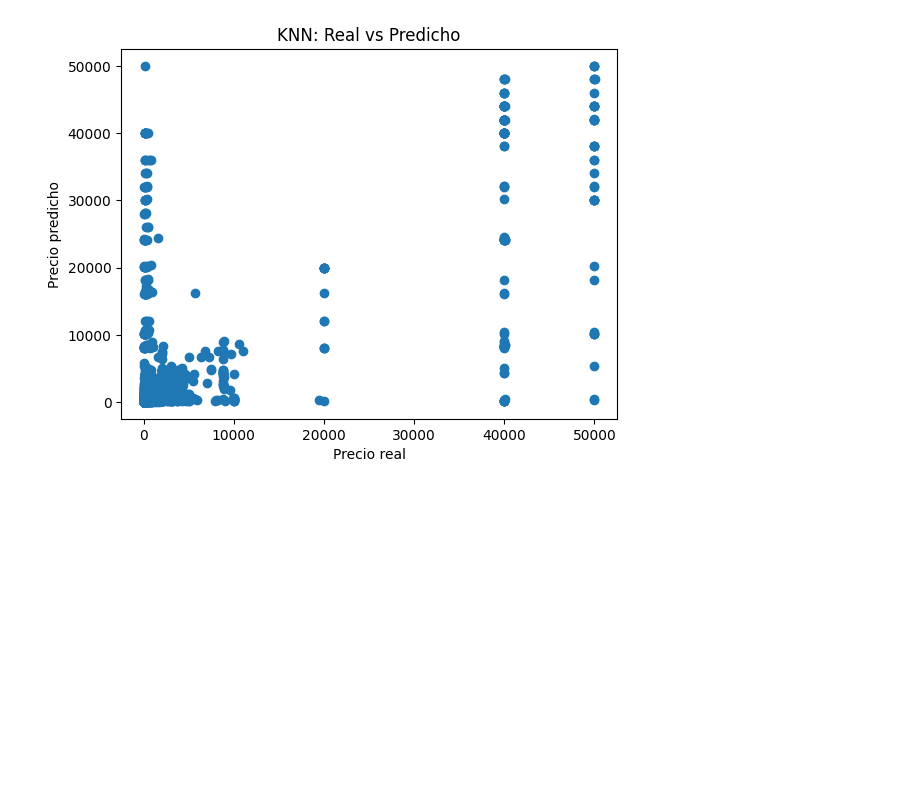
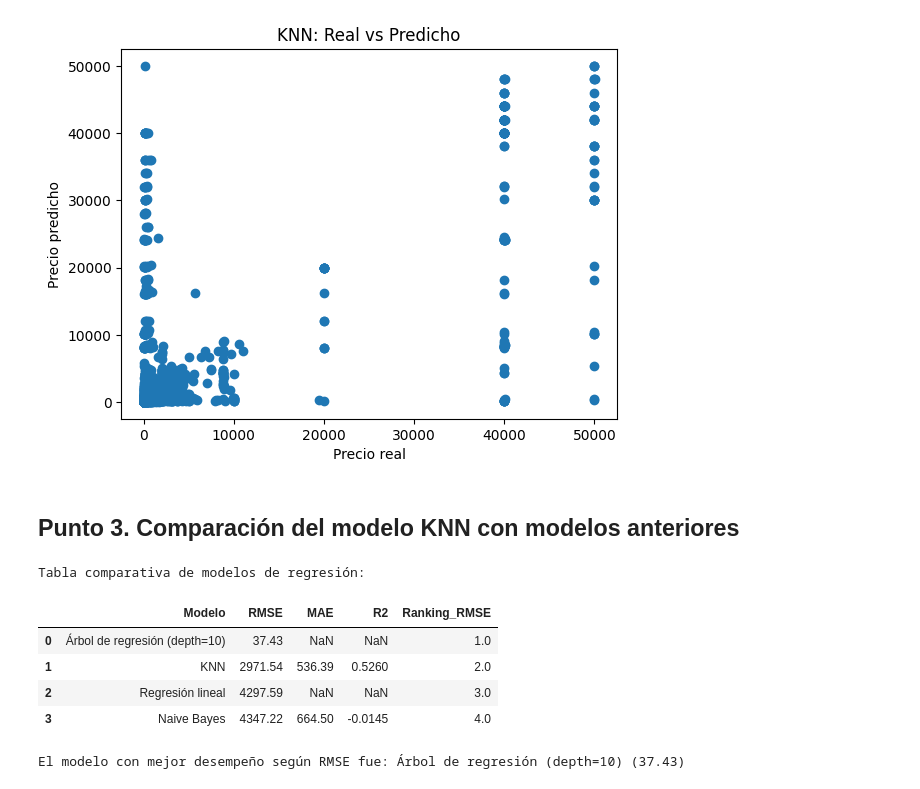
Before and after one commit to Ninaswiftie09/Mineria-de-Datos, a Jupyter notebook: lab6_knn_regresion.ipynb, the cells around one changed output. Cells and saved outputs as stored; diff of their text form; code cells hidden in the pictures; blank space fills up the shorter version.

```diff
--- a/lab6_knn_regresion.ipynb
+++ b/lab6_knn_regresion.ipynb
@@ -165,3 +165,52 @@ plt.title("KNN: Real vs Predicho")
 plt.show()
 # %% [output]
 [figure]
+# %% [markdown]
+## Punto 3. Comparación del modelo KNN con modelos anteriores
+# %%
+import pandas as pd
+import numpy as np
+
+comparacion_modelos = pd.DataFrame({
+    "Modelo": [
+        "Regresión lineal",
+        "Árbol de regresión (depth=10)",
+        "Naive Bayes",
+        "KNN"
+    ],
+    "RMSE": [
+        4297.59,
+        37.43,
+        4347.22,
+        2971.54
+    ],
+    "MAE": [
+        np.nan,
+        np.nan,
+        664.50,
+        536.39
+    ],
+    "R2": [
+        np.nan,
+        np.nan,
+        -0.0145,
+        0.5260
+    ]
+})
+
+comparacion_modelos = comparacion_modelos.sort_values("RMSE").reset_index(drop=True)
+comparacion_modelos["Ranking_RMSE"] = comparacion_modelos["RMSE"].rank(method="dense")
+
+print("Tabla comparativa de modelos de regresión:")
+display(comparacion_modelos)
+
+mejor_modelo = comparacion_modelos.iloc[0]
+print(f"\nEl modelo con mejor desempeño según RMSE fue: {mejor_modelo['Modelo']} ({mejor_modelo['RMSE']:.2f})")
+# %% [output]
+Tabla comparativa de modelos de regresión:
+|  | Modelo | RMSE | MAE | R2 | Ranking_RMSE |
+| 0 | Árbol de regresión (depth=10) | 37.43 | NaN | NaN | 1.0 |
+| 1 | KNN | 2971.54 | 536.39 | 0.5260 | 2.0 |
+| 2 | Regresión lineal | 4297.59 | NaN | NaN | 3.0 |
+| 3 | Naive Bayes | 4347.22 | 664.50 | -0.0145 | 4.0 |
+El modelo con mejor desempeño según RMSE fue: Árbol de regresión (depth=10) (37.43)
```
Also changed, not shown: parts of 5 cells of this notebook.
